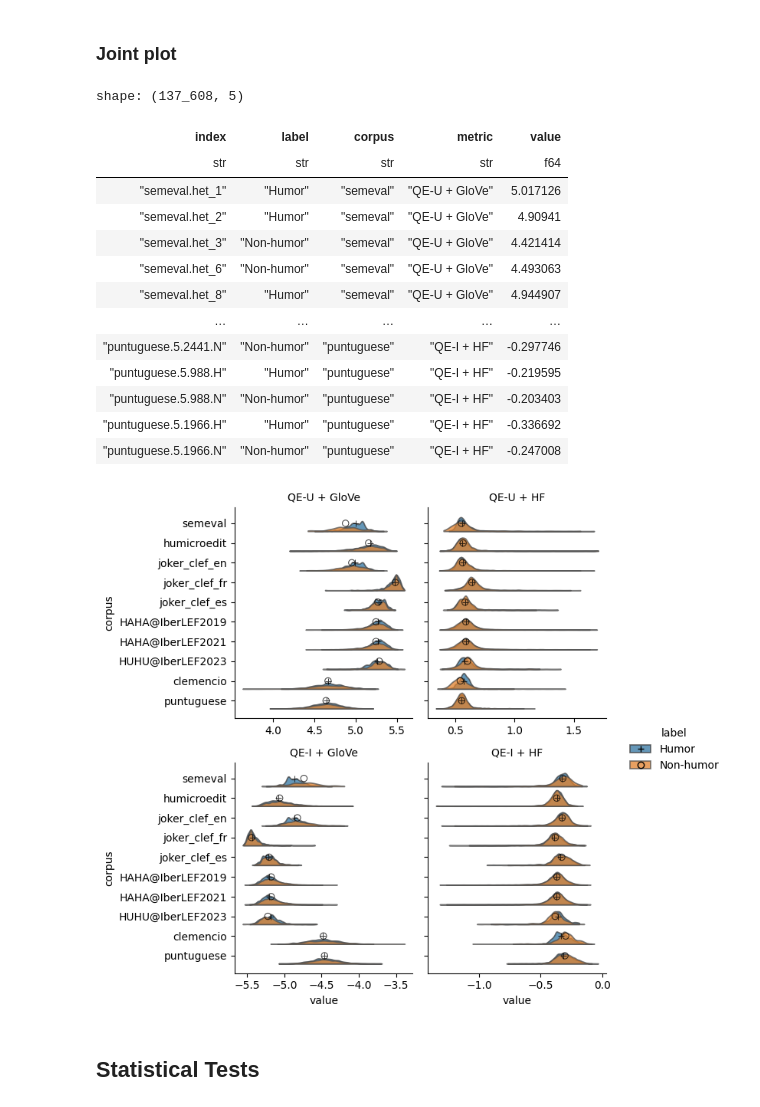
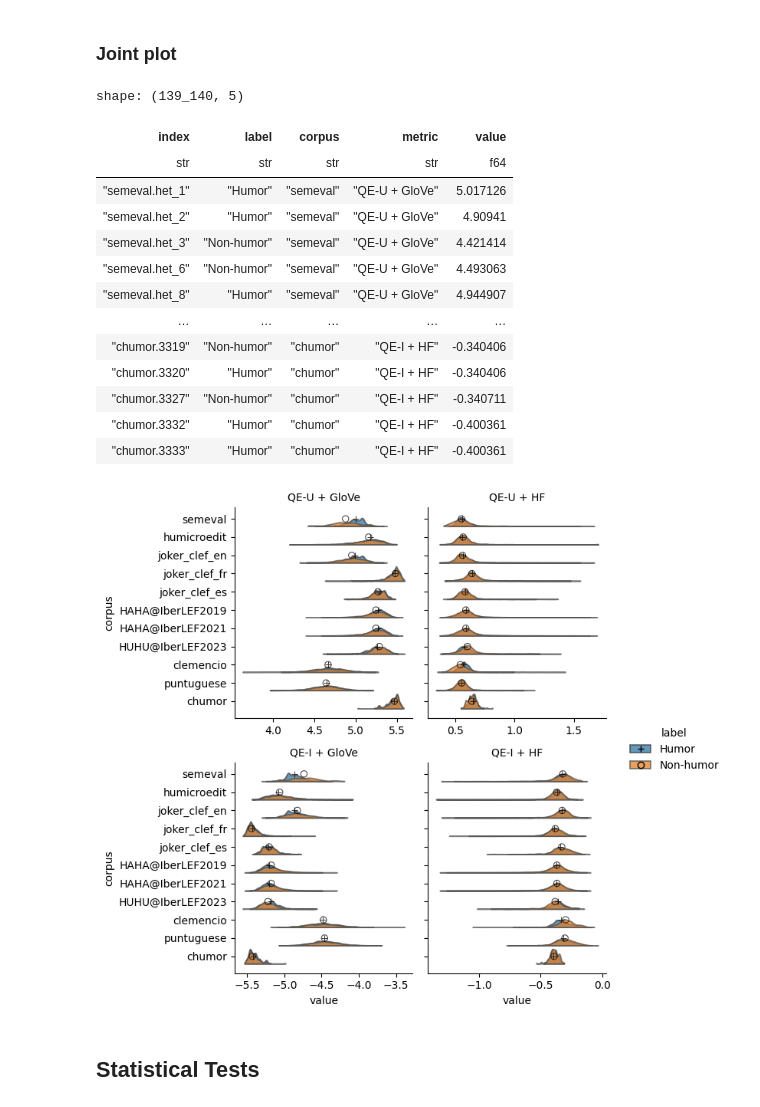
Before and after one commit to NLP-CISUC/Humetrix, a Jupyter notebook: scripts/analyses/analyze_quantum_entropy.ipynb, the cells around one changed output. Cells and saved outputs as stored; diff of their text form; code cells hidden in the pictures.

Commit message:
Include CHumor analysis

```diff
--- a/scripts/analyses/analyze_quantum_entropy.ipynb
+++ b/scripts/analyses/analyze_quantum_entropy.ipynb
@@ -21,7 +21,8 @@ for result in results_dir.iterdir():
 datasets_enum = pl.Enum(['semeval', 'humicroedit', 'joker_clef_en',
                          'joker_clef_fr',
                          'joker_clef_es', 'HAHA@IberLEF2019', 'HAHA@IberLEF2021', 'HUHU@IberLEF2023',
-                         'clemencio', 'puntuguese'])
+                         'clemencio', 'puntuguese',
+                         'chumor'])
 metrics = ['QE-U + GloVe', 'QE-U + HF', 'QE-I + GloVe', 'QE-I + HF']
 
 df = (pl.concat(dfs)
@@ -227,7 +229,7 @@ melted_df = df.unpivot(on=['QE-U + GloVe', 'QE-U + HF', 'QE-I + GloVe', 'QE-I +
                        index=['index', 'label', 'corpus'], variable_name='metric')
 melted_df
 # %% [output]
-shape: (137_608, 5)
+shape: (139_140, 5)
 | index | label | corpus | metric | value |
 | str | str | str | str | f64 |
 | "semeval.het_1" | "Humor" | "semeval" | "QE-U + GloVe" | 5.017126 |
@@ -236,47 +238,47 @@ shape: (137_608, 5)
 | "semeval.het_6" | "Non-humor" | "semeval" | "QE-U + GloVe" | 4.493063 |
 | "semeval.het_8" | "Humor" | "semeval" | "QE-U + GloVe" | 4.944907 |
 | … | … | … | … | … |
-| "puntuguese.5.2441.N" | "Non-humor" | "puntuguese" | "QE-I + HF" | -0.297746 |
-| "puntuguese.5.988.H" | "Humor" | "puntuguese" | "QE-I + HF" | -0.219595 |
-| "puntuguese.5.988.N" | "Non-humor" | "puntuguese" | "QE-I + HF" | -0.203403 |
-| "puntuguese.5.1966.H" | "Humor" | "puntuguese" | "QE-I + HF" | -0.336692 |
-| "puntuguese.5.1966.N" | "Non-humor" | "puntuguese" | "QE-I + HF" | -0.247008 |
+| "chumor.3319" | "Non-humor" | "chumor" | "QE-I + HF" | -0.340406 |
+| "chumor.3320" | "Humor" | "chumor" | "QE-I + HF" | -0.340406 |
+| "chumor.3327" | "Non-humor" | "chumor" | "QE-I + HF" | -0.340711 |
+| "chumor.3332" | "Humor" | "chumor" | "QE-I + HF" | -0.400361 |
+| "chumor.3333" | "Humor" | "chumor" | "QE-I + HF" | -0.400361 |
 # %%
 def annotate(data, **kwargs):
     median = data.groupby('corpus')['value'].median()
     median = median.reindex(['semeval', 'humicroedit', 'joker_clef_en',
-                         'joker_clef_fr',
-                         'joker_clef_es', 'HAHA@IberLEF2019', 'HAHA@IberLEF2021', 'HUHU@IberLEF2023',
-                         'clemencio', 'puntuguese']).dropna()
+                             'joker_clef_fr',
+                             'joker_clef_es', 'HAHA@IberLEF2019', 'HAHA@IberLEF2021', 'HUHU@IberLEF2023',
+                             'clemencio', 'puntuguese', 'chumor']).dropna()
     ax = plt.gca()
     if kwargs['label'] == 'Humor':
         ax.scatter(x=median, y=np.arange(data['corpus'].nunique()),
                    c='k', marker='+', alpha=.75, linewidths=.75)
     else:
         ax.scatter(x=median, y=np.arange(data['corpus'].nunique()),
                    edgecolors='k', facecolors='none', marker='o',
                    alpha=.75, linewidths=.75)
 
 g = sns.FacetGrid(melted_df, col='metric',
                   col_wrap=2, hue='label',
                   sharex=False, height=3.5, aspect=1)
 g.map_dataframe(sns.violinplot, x='value', y='corpus',
                 bw_adjust=.5, cut=0, split=True, inner=None,
                 alpha=.75)
 g.map_dataframe(annotate)
 g.set_titles(col_template="{col_name}", row_template="{row_name}")
 
 legend_data = g._legend_data
 plus = mlines.Line2D([], [], c='k', marker='+', linestyle='None')
 circle = mlines.Line2D([], [], c='k', marker='o', linestyle='None',
                        markerfacecolor='none')
 legend_data['Humor'] = (legend_data['Humor'], plus)
 legend_data['Non-humor'] = (legend_data['Non-humor'], circle)
 g.add_legend(legend_data=legend_data)
 g.tight_layout()
 plt.savefig('../../results/img/qe_joint_plot.pdf')
 # %% [output]
-[figure, old version]
+[figure, new version]
 # %% [markdown]
 ## Statistical Tests
 # %% [markdown]
```
Also changed, not shown: parts of 20 cells of this notebook, 9 other files.
